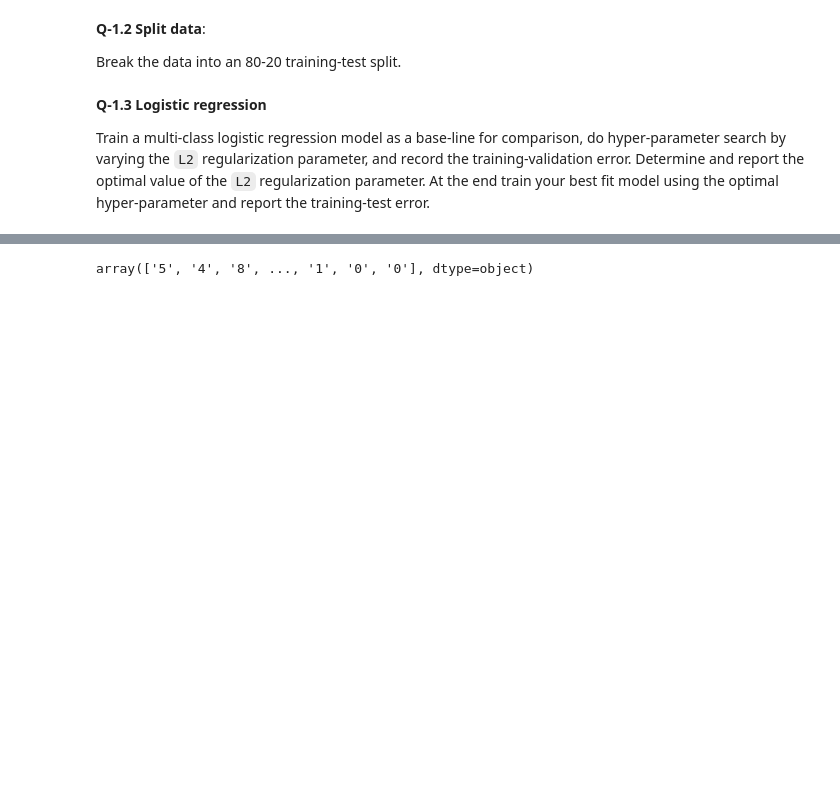
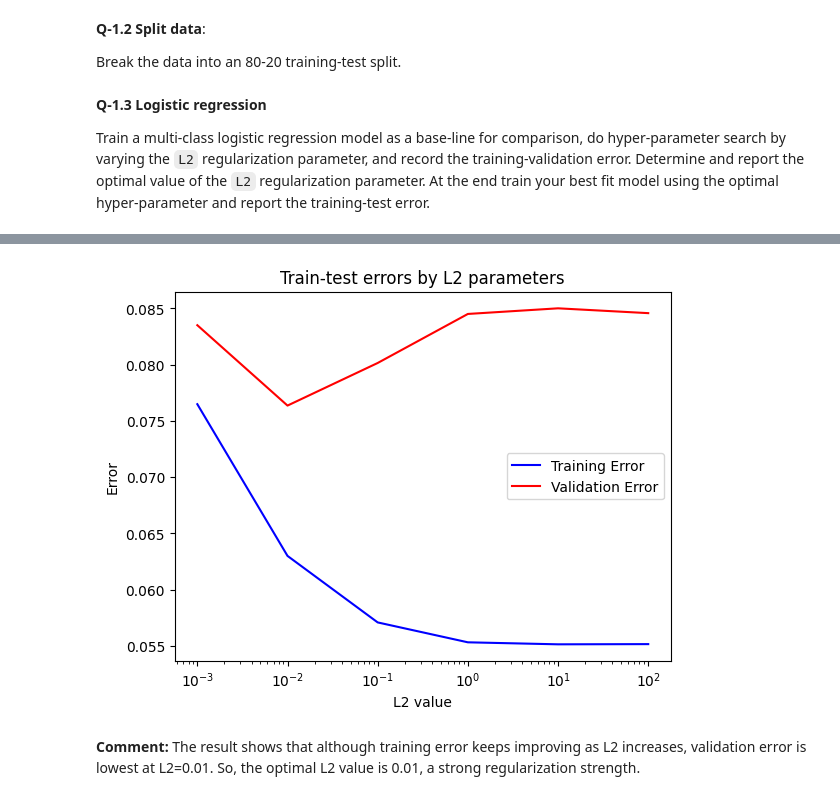
Before and after one commit to mw1296/DSAN5300, a Jupyter notebook: labs/lab-W09-ANN/python_part.ipynb, the cells around one changed output, grey strips where cells are left out. Saved outputs shown, nothing was run; the diff lists cells and outputs as text; code cells hidden in the pictures; blank space fills up the shorter version.

```diff
--- a/labs/lab-W09-ANN/python_part.ipynb
+++ b/labs/lab-W09-ANN/python_part.ipynb
@@ -47,7 +49,7 @@ plt.show()
 
 Break the data into an 80-20 training-test split.
 # %%
-X_train, x_val, y_train, y_val = train_test_split(X, y, test_size=0.2, random_state=42)
+X_train, X_val, y_train, y_val = train_test_split(X, y, test_size=0.2, random_state=42)
 # %% [markdown]
 **Q-1.3 Logistic regression**
 
@@ -70,4 +108,15 @@ Please also refer to the documentation for alternative solver options:
 # %%
-]
+# plot train and validation errors by L2 parameters
+fig, ax = plt.subplots()
+ax.set_xscale('log')
+ax.plot(C,train_error_results,"-", color='blue', label ='Training Error')
+ax.plot(C,val_error_results,"-", color='red', label = 'Validation Error')
+ax.legend(loc='right')
+ax.set_xlabel('L2 value')
+ax.set_ylabel('Error')
+plt.title('Train-test errors by L2 parameters')
+plt.show()
 # %% [output]
-array(['5', '4', '8', ..., '1', '0', '0'], dtype=object)
+[figure, added]
+# %% [markdown]
+**Comment:** The result shows that although training error keeps improving as L2 increases, validation error is lowest at L2=0.01. So, the optimal L2 value is 0.01, a strong regularization strength.
```
Also changed, not shown: parts of 2 cells of this notebook.
